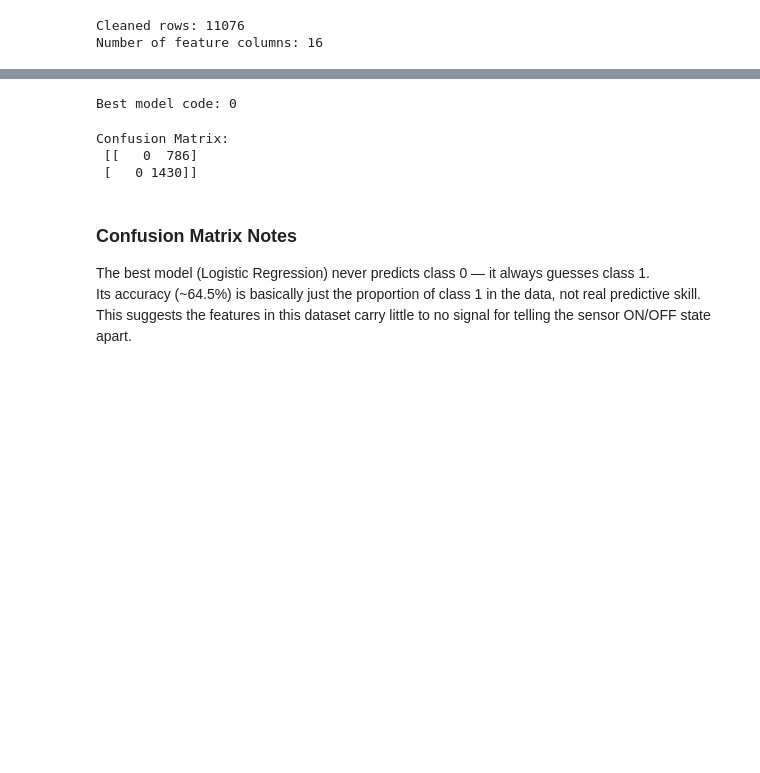
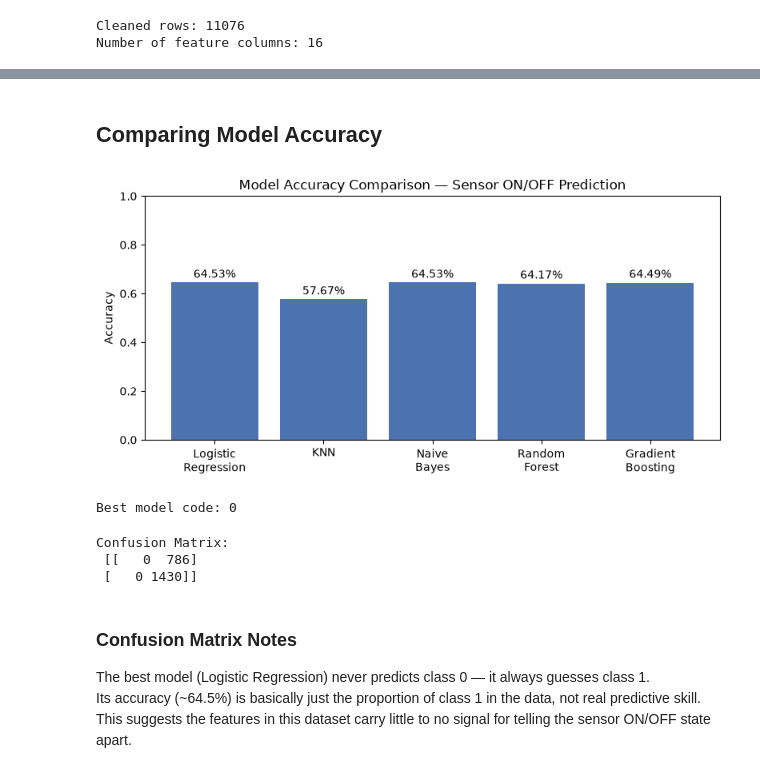
Before and after one commit to stafa10/crime-and-sensor-analysis-, a Jupyter notebook: sensor_analysis.ipynb, the cells around one changed output, grey strips where cells are left out. Drawn from its saved outputs; the diff is of its cells as text; code cells hidden in the pictures; blank space fills up the shorter version.

Commit message:
Add model accuracy comparison chart to sensor analysis

```diff
--- a/sensor_analysis.ipynb
+++ b/sensor_analysis.ipynb
@@ -80,3 +80,26 @@ results
+# %% [markdown]
+## Comparing Model Accuracy
+# %%
+# Chart: Model Accuracy Comparison
+import matplotlib.pyplot as plt
+
+model_names = ["Logistic\nRegression", "KNN", "Naive\nBayes", "Random\nForest", "Gradient\nBoosting"]
+accuracies = [results[i] for i in range(5)]
+
+plt.figure(figsize=(8, 4))
+bars = plt.bar(model_names, accuracies, color="#4C72B0")
+plt.ylim(0, 1)
+plt.ylabel("Accuracy")
+plt.title("Model Accuracy Comparison — Sensor ON/OFF Prediction")
+
+# print the accuracy value above each bar
+for bar, acc in zip(bars, accuracies):
+    plt.text(bar.get_x() + bar.get_width() / 2, acc + 0.02, f"{acc:.2%}", ha="center")
+
+plt.tight_layout()
+plt.show()
+# %% [output]
+[figure, added]
 # %%
 # pick whichever model code scored the highest accuracy
 best_model_code = max(results, key=results.get)
```
Also changed, not shown: parts of 1 cell of this notebook.
